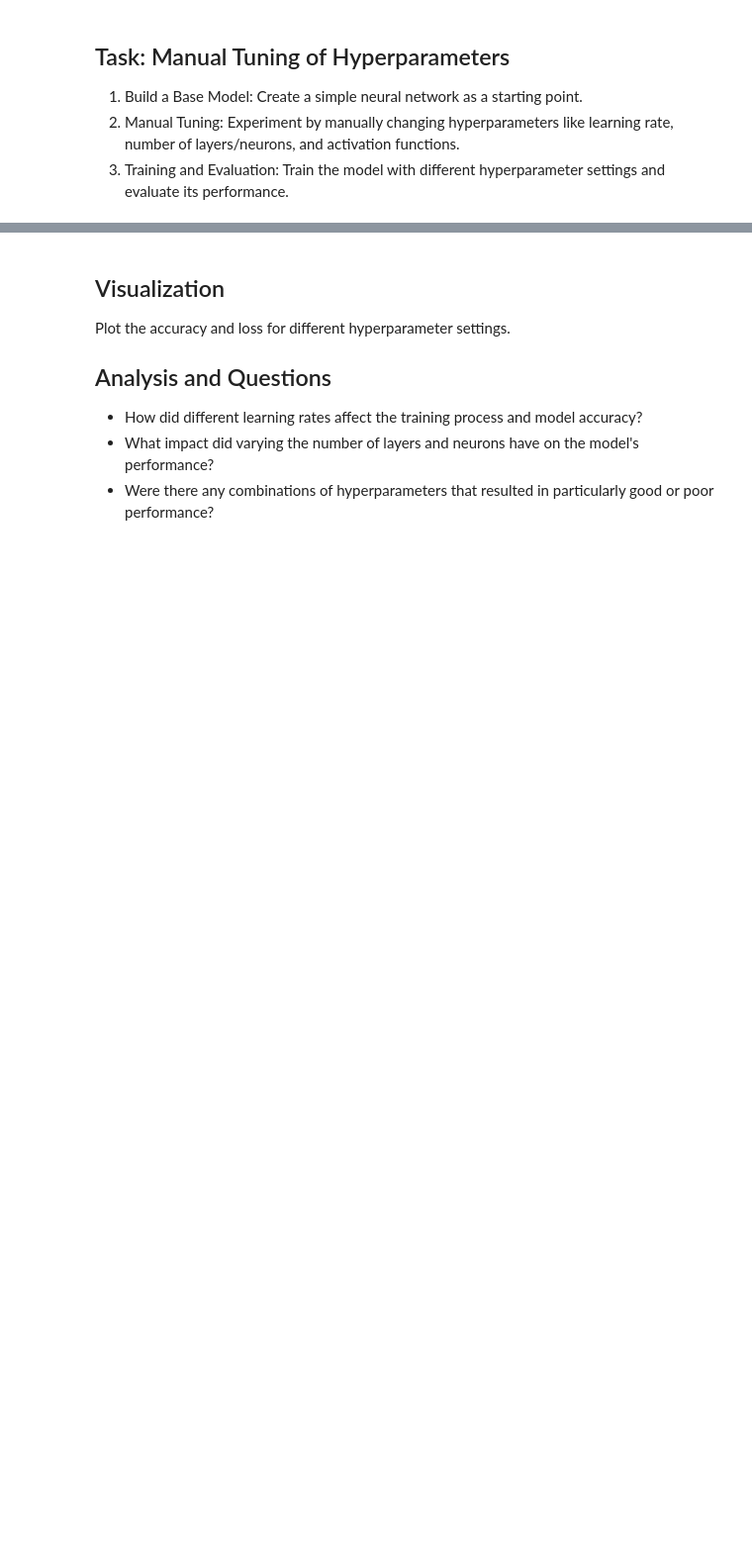
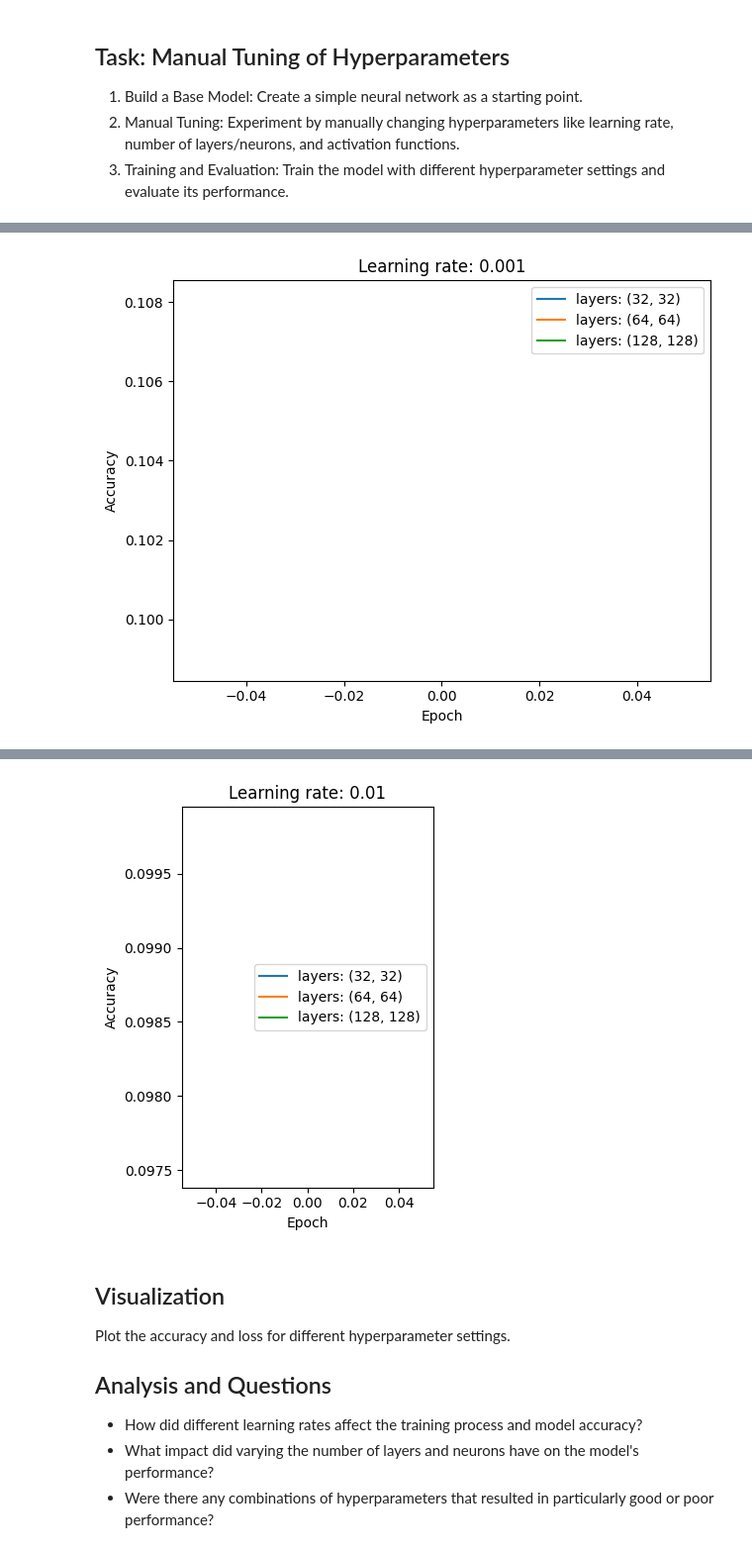
Before and after one commit to Kevy69/deep-machine-learning, a Jupyter notebook: 27 November - 1 December/Code/Hyperparameter_tuning.ipynb, the cells around one changed output, grey strips where cells are left out. Shown at 99% size. Cells and saved outputs as stored; diff of their text form; code cells hidden in the pictures; blank space fills up the shorter version.

```diff
--- a/27 November - 1 December/Code/Hyperparameter_tuning.ipynb
+++ b/27 November - 1 December/Code/Hyperparameter_tuning.ipynb
@@ -31,20 +50,48 @@ y_train, y_test = to_categorical(y_train, 10), to_categorical(y_test, 10)
 1. Build a Base Model: Create a simple neural network as a starting point.
 2. Manual Tuning: Experiment by manually changing hyperparameters like learning rate, number of layers/neurons, and activation functions.
 3. Training and Evaluation: Train the model with different hyperparameter settings and evaluate its performance.
-# %%
-def build_model(hyperparams):
-    # Construct a model based on hyperparams
-    pass  # Replace with your code
-
-
-
-
-# Example hyperparameters to tune
-learning_rates = [0.001, 0.01, 0.1]
-layer_configs = [(32, 32), (64, 64), (128, 128)]
-
-# Loop through different hyperparameters and train models
-for lr in learning_rates:
-    for layers in layer_configs:
-        # Build and train your model
-        pass  # Replace with your code
+# %%
+# learn rate
+# layers
+# neurons
+# activation function
+
+def build_model(learning_rate, layers, neurons, activation_function):
+    model = tf.keras.models.Sequential([
+        tf.keras.layers.Dense(layers[0], activation='relu', input_shape=(784,)),
+        tf.keras.layers.Dense(layers[0], activation='relu'),
+        tf.keras.layers.Dense(10, activation='sigmoid')
+    ])
+
+    optimizer = keras.optimizers.Adam(learning_rate==learning_rate)
+    model.compile(optimizer=optimizer, loss='binary_crossentropy', metrics=['accuracy'])
+
+    return model
+
+
+# Example hyperparameters to tune
+learning_rates = [0.001, 0.01, 0.1]
+layer_configs = [(32, 32), (64, 64), (128, 128)]
+
+
+plt.figure(figsize=(12, 5))
+
+# Loop through different hyperparameters and train models
+for i, lr in enumerate(learning_rates, 1):
+    plt.subplot(1, 2, i)
+
+    for layers in layer_configs:
+        model = build_model(lr, layers)
+
+        history = model.fit(X_train, y_train, epochs=3, verbose=1, validation_split=0.2)
+
+        #plt.plot(history.history['accuracy'], label=f'lr: {lr}')
+        plt.plot(history.history['val_accuracy'], label=f'layers: {layers}')
+
+    plt.title(f'Learning rate: {lr}')
+    plt.ylabel('Accuracy')
+    plt.xlabel('Epoch')
+    plt.legend()
+    plt.tight_layout()
+    plt.show()
+# %% [output]
@@ -50,0 +101 @@ for lr in learning_rates:
+[figure, added]
@@ -51,3 +105,4 @@ for lr in learning_rates:
+[figure, added]
 # %% [markdown]
 ## Visualization
 Plot the accuracy and loss for different hyperparameter settings.
```
Also changed, not shown: parts of 4 cells of this notebook, 2 other files.
